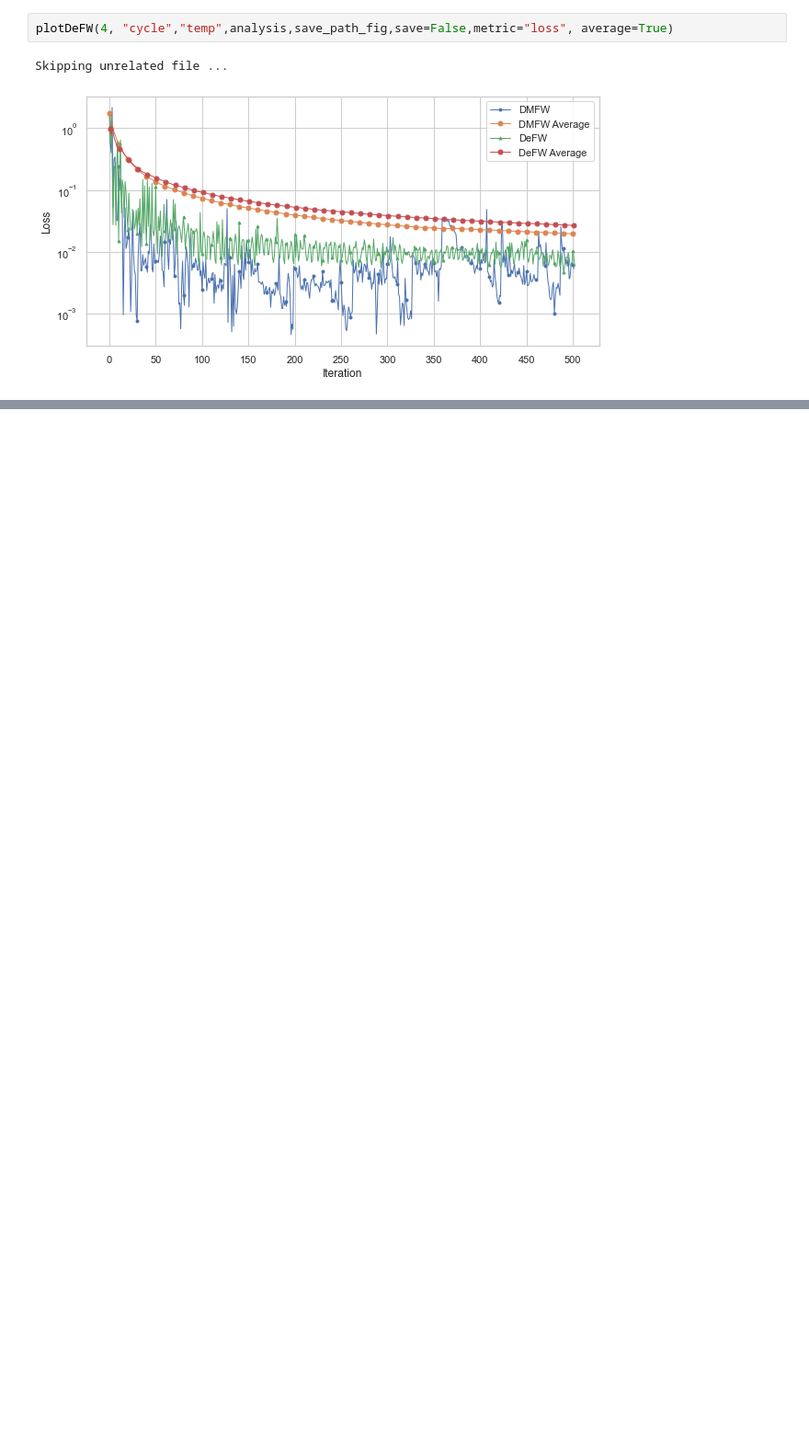
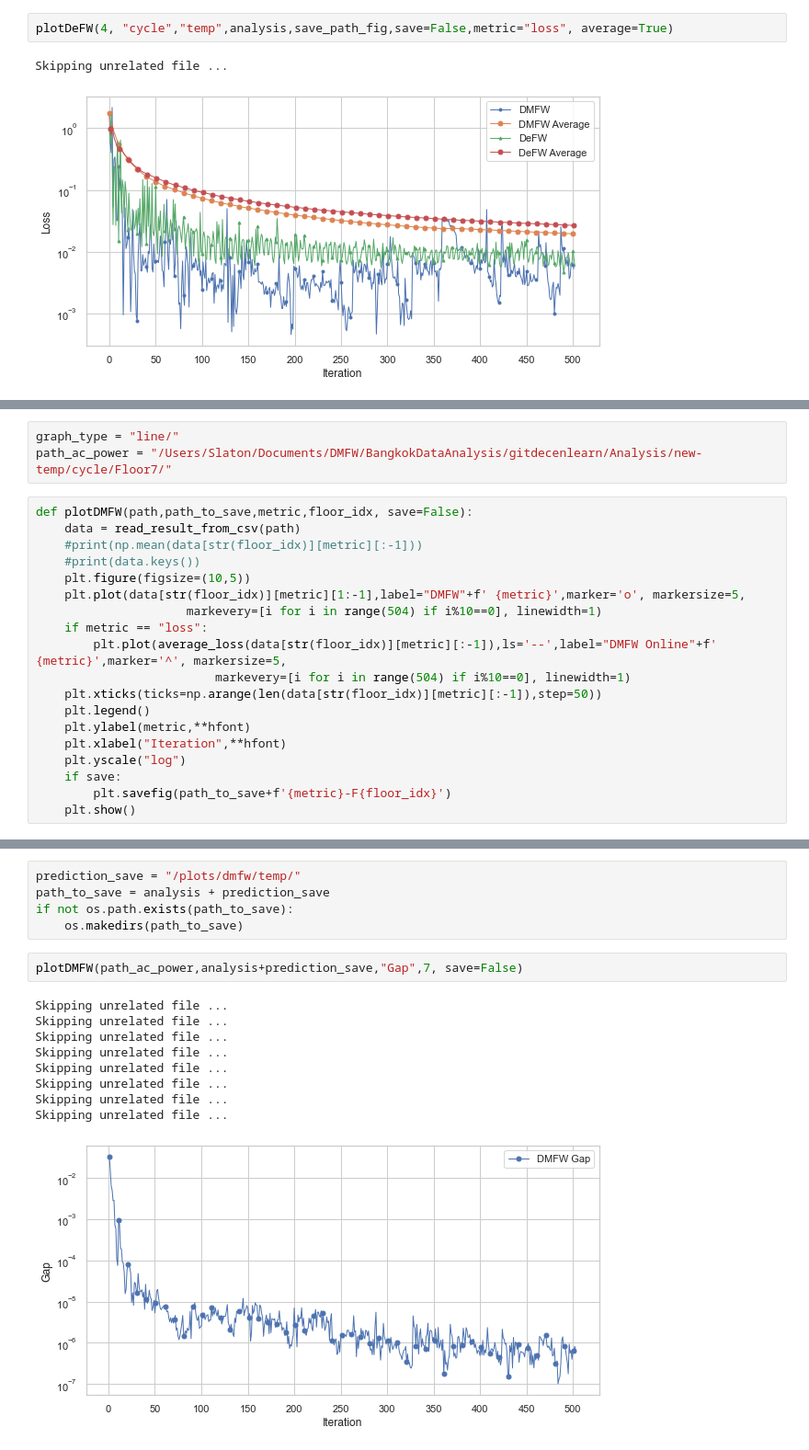
Before and after one commit to AnganMitra/decentralearn, a Jupyter notebook: DMFW/src/GeneratePlot.ipynb, the cells around one changed output, grey strips where cells are left out. Shown at 92% size. Drawn from its saved outputs; the diff is of its cells as text; blank space fills up the shorter version.

```diff
--- a/DMFW/src/GeneratePlot.ipynb
+++ b/DMFW/src/GeneratePlot.ipynb
@@ -270,0 +248,22 @@ Skipping unrelated file ...
+# %%
+graph_type = "line/"
+path_ac_power = "/Users/Slaton/Documents/DMFW/BangkokDataAnalysis/gitdecenlearn/Analysis/new-temp/cycle/Floor7/"
+# %%
+def plotDMFW(path,path_to_save,metric,floor_idx, save=False):
+    data = read_result_from_csv(path)
+    #print(np.mean(data[str(floor_idx)][metric][:-1]))
+    #print(data.keys())
+    plt.figure(figsize=(10,5))
+    plt.plot(data[str(floor_idx)][metric][1:-1],label="DMFW"+f' {metric}',marker='o', markersize=5,
+                     markevery=[i for i in range(504) if i%10==0], linewidth=1)
+    if metric == "loss":
+        plt.plot(average_loss(data[str(floor_idx)][metric][:-1]),ls='--',label="DMFW Online"+f' {metric}',marker='^', markersize=5,
+                         markevery=[i for i in range(504) if i%10==0], linewidth=1)
+    plt.xticks(ticks=np.arange(len(data[str(floor_idx)][metric][:-1]),step=50))
+    plt.legend()
+    plt.ylabel(metric,**hfont)
+    plt.xlabel("Iteration",**hfont)
+    plt.yscale("log")
+    if save:
+        plt.savefig(path_to_save+f'{metric}-F{floor_idx}')
+    plt.show()
@@ -270,0 +286,17 @@ Skipping unrelated file ...
+# %%
+prediction_save = "/plots/dmfw/temp/"
+path_to_save = analysis + prediction_save
+if not os.path.exists(path_to_save):
+    os.makedirs(path_to_save)
+# %%
+plotDMFW(path_ac_power,analysis+prediction_save,"Gap",7, save=False)
+# %% [output]
+Skipping unrelated file ...
+Skipping unrelated file ...
+Skipping unrelated file ...
+Skipping unrelated file ...
+Skipping unrelated file ...
+Skipping unrelated file ...
+Skipping unrelated file ...
+Skipping unrelated file ...
+[figure, added]
```
Also changed, not shown: parts of 16 cells of this notebook, 48 other files.
